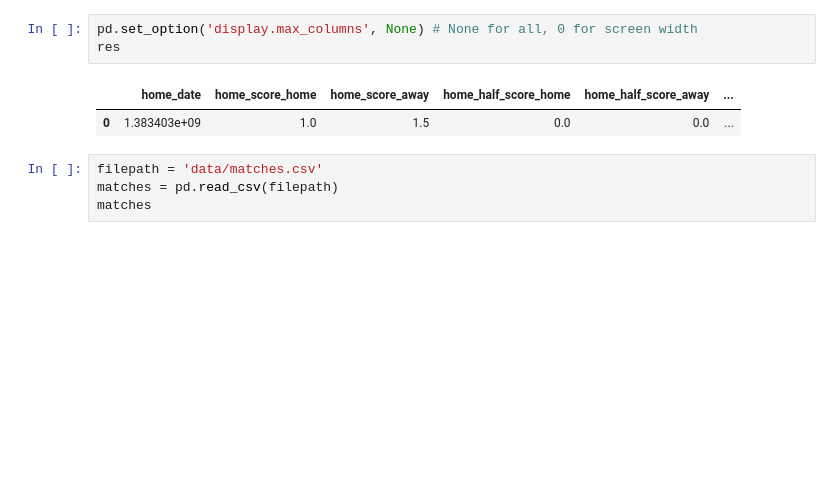
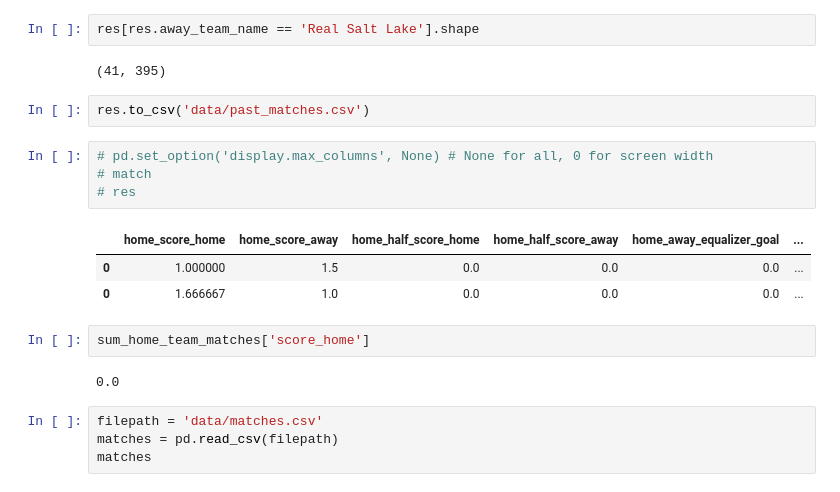
Before and after one commit to nathanwilk7/mls, a Jupyter notebook: get_past_matches.ipynb, the cells around one changed output. Cells and saved outputs as stored; diff of their text form; blank space fills up the shorter version.

Commit message:
data for past matches in data/past_matches.csv

```diff
--- a/get_past_matches.ipynb
+++ b/get_past_matches.ipynb
@@ -141,9 +112,21 @@ for i, match in matches.iterrows():
+# %%
+res[res.away_team_name == 'Real Salt Lake'].shape
+# %% [output]
+(41, 395)
+# %%
+res.to_csv('data/past_matches.csv')
 # %%
-pd.set_option('display.max_columns', None) # None for all, 0 for screen width
-res
+# pd.set_option('display.max_columns', None) # None for all, 0 for screen width
+# match
+# res
 # %% [output]
-|  | home_date | home_score_home | home_score_away | home_half_score_home | home_half_score_away | ... |
-| 0 | 1.383403e+09 | 1.0 | 1.5 | 0.0 | 0.0 | ... |
+|  | home_score_home | home_score_away | home_half_score_home | home_half_score_away | home_away_equalizer_goal | ... |
+| 0 | 1.000000 | 1.5 | 0.0 | 0.0 | 0.0 | ... |
+| 0 | 1.666667 | 1.0 | 0.0 | 0.0 | 0.0 | ... |
+# %%
+sum_home_team_matches['score_home']
+# %% [output]
+0.0
 # %%
 filepath = 'data/matches.csv'
 matches = pd.read_csv(filepath)
```
Also changed, not shown: parts of 3 cells of this notebook, 1 other file.
